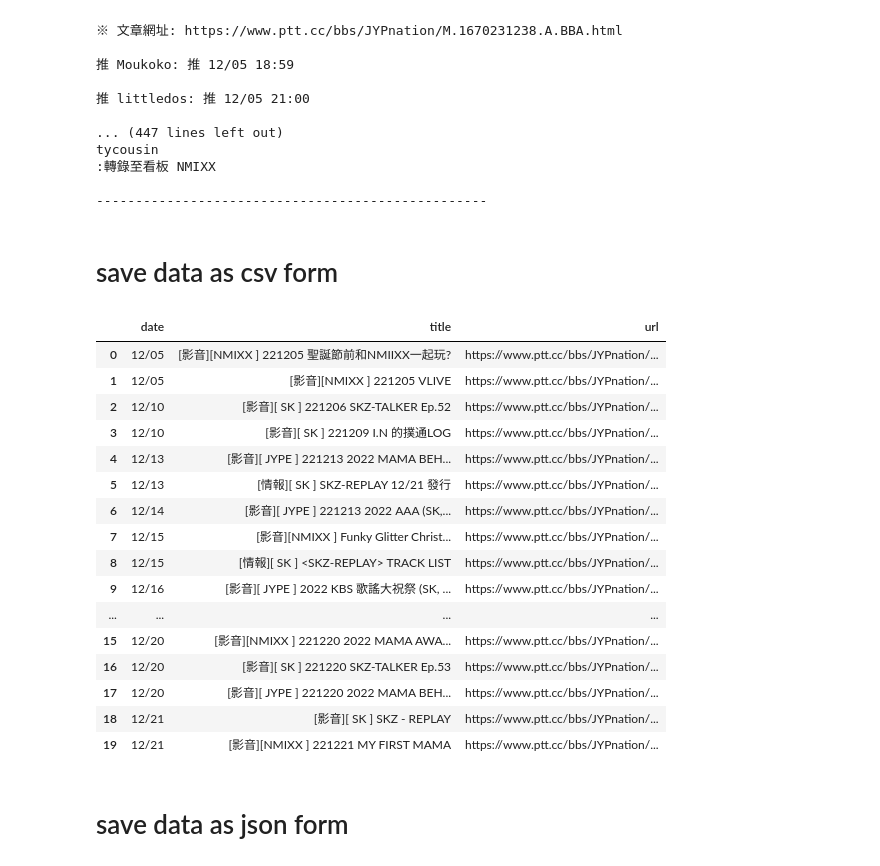
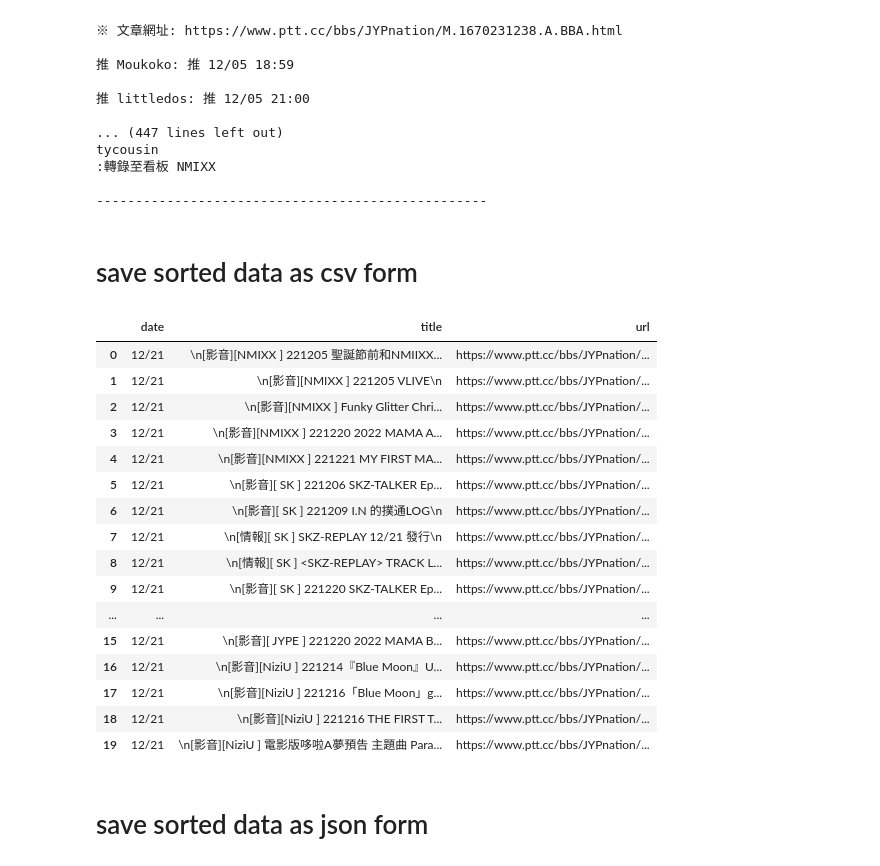
Before and after one commit to Hazel0301/PL, a Jupyter notebook: hw_3/hw_3.ipynb, the cells around one changed output. Saved outputs shown, nothing was run; the diff lists cells and outputs as text; code cells hidden in the pictures.

```diff
--- a/hw_3/hw_3.ipynb
+++ b/hw_3/hw_3.ipynb
@@ -100,16 +100,14 @@ for title in titles:
 
 for category, titles in categories.items():
     print(f'{category}: {len(titles)}')
-    articles = soup.find_all('div', class_='r-ent')
     for article in articles:
-        date = article.find('div', class_='date').text.strip()
-
-        title_element = article.find('div', class_='title') #title and url
-        title = title_element.text.strip()
+        date = article.find('div', class_='date').text
+        title_element = article.find('div', class_='title')
+        title = title_element.text
         url = 'https://www.ptt.cc' + title_element.find('a')['href']
 
     for title in titles:
-        print(date,title, url)
+        print(date,title,url)
 # %% [output]
 NMIXX: 5
 12/21
@@ -173,49 +171,47 @@ tycousin
 
 --------------------------------------------------
 # %% [markdown]
-# save data as csv form
+# save sorted data as csv form
 # %%
 import csv
 
 with open('JYP.csv', 'w', newline='', encoding='utf-8') as file:
     writer = csv.writer(file)
     writer.writerow(['date', 'title', 'url'])
 
-    for article in articles:
-        date = article.find('div', class_='date').text.strip()
-        title_element = article.find('div', class_='title')
+    for category, titles in categories.items():
+        for article in articles:
+            date = article.find('div', class_='date').text
+            title_element = article.find('div', class_='title')
 
-        if title_element is not None:
-            title = title_element.text.strip()
+            title = title_element.text
             url = 'https://www.ptt.cc' + title_element.find('a')['href']
-        else:
-            title = 'No title'
-            url = ''
+        for title in titles:
+            writer.writerow([date, title, url])
 
-        writer.writerow([date, title, url])
 
 test = pd.read_csv("JYP.csv")
 test
 # %% [output]
 |  | date | title | url |
-| 0 | 12/05 | [影音][NMIXX ] 221205 聖誕節前和NMIIXX一起玩? | https://www.ptt.cc/bbs/JYPnation/... |
-| 1 | 12/05 | [影音][NMIXX ] 221205 VLIVE | https://www.ptt.cc/bbs/JYPnation/... |
-| 2 | 12/10 | [影音][ SK ] 221206 SKZ-TALKER Ep.52 | https://www.ptt.cc/bbs/JYPnation/... |
-| 3 | 12/10 | [影音][ SK ] 221209 I.N 的撲通LOG | https://www.ptt.cc/bbs/JYPnation/... |
-| 4 | 12/13 | [影音][ JYPE ] 221213 2022 MAMA BEH... | https://www.ptt.cc/bbs/JYPnation/... |
-| 5 | 12/13 | [情報][ SK ] SKZ-REPLAY 12/21 發行 | https://www.ptt.cc/bbs/JYPnation/... |
-| 6 | 12/14 | [影音][ JYPE ] 221213 2022 AAA (SK,... | https://www.ptt.cc/bbs/JYPnation/... |
-| 7 | 12/15 | [影音][NMIXX ] Funky Glitter Christ... | https://www.ptt.cc/bbs/JYPnation/... |
-| 8 | 12/15 | [情報][ SK ] <SKZ-REPLAY> TRACK LIST | https://www.ptt.cc/bbs/JYPnation/... |
-| 9 | 12/16 | [影音][ JYPE ] 2022 KBS 歌謠大祝祭 (SK, ... | https://www.ptt.cc/bbs/JYPnation/... |
+| 0 | 12/21 | \n[影音][NMIXX ] 221205 聖誕節前和NMIIXX... | https://www.ptt.cc/bbs/JYPnation/... |
+| 1 | 12/21 | \n[影音][NMIXX ] 221205 VLIVE\n | https://www.ptt.cc/bbs/JYPnation/... |
+| 2 | 12/21 | \n[影音][NMIXX ] Funky Glitter Chri... | https://www.ptt.cc/bbs/JYPnation/... |
+| 3 | 12/21 | \n[影音][NMIXX ] 221220 2022 MAMA A... | https://www.ptt.cc/bbs/JYPnation/... |
+| 4 | 12/21 | \n[影音][NMIXX ] 221221 MY FIRST MA... | https://www.ptt.cc/bbs/JYPnation/... |
+| 5 | 12/21 | \n[影音][ SK ] 221206 SKZ-TALKER Ep... | https://www.ptt.cc/bbs/JYPnation/... |
+| 6 | 12/21 | \n[影音][ SK ] 221209 I.N 的撲通LOG\n | https://www.ptt.cc/bbs/JYPnation/... |
+| 7 | 12/21 | \n[情報][ SK ] SKZ-REPLAY 12/21 發行\n | https://www.ptt.cc/bbs/JYPnation/... |
+| 8 | 12/21 | \n[情報][ SK ] <SKZ-REPLAY> TRACK L... | https://www.ptt.cc/bbs/JYPnation/... |
+| 9 | 12/21 | \n[影音][ SK ] 221220 SKZ-TALKER Ep... | https://www.ptt.cc/bbs/JYPnation/... |
 | ... | ... | ... | ... |
-| 15 | 12/20 | [影音][NMIXX ] 221220 2022 MAMA AWA... | https://www.ptt.cc/bbs/JYPnation/... |
-| 16 | 12/20 | [影音][ SK ] 221220 SKZ-TALKER Ep.53 | https://www.ptt.cc/bbs/JYPnation/... |
-| 17 | 12/20 | [影音][ JYPE ] 221220 2022 MAMA BEH... | https://www.ptt.cc/bbs/JYPnation/... |
-| 18 | 12/21 | [影音][ SK ] SKZ - REPLAY | https://www.ptt.cc/bbs/JYPnation/... |
-| 19 | 12/21 | [影音][NMIXX ] 221221 MY FIRST MAMA | https://www.ptt.cc/bbs/JYPnation/... |
+| 15 | 12/21 | \n[影音][ JYPE ] 221220 2022 MAMA B... | https://www.ptt.cc/bbs/JYPnation/... |
+| 16 | 12/21 | \n[影音][NiziU ] 221214『Blue Moon』U... | https://www.ptt.cc/bbs/JYPnation/... |
+| 17 | 12/21 | \n[影音][NiziU ] 221216「Blue Moon」g... | https://www.ptt.cc/bbs/JYPnation/... |
+| 18 | 12/21 | \n[影音][NiziU ] 221216 THE FIRST T... | https://www.ptt.cc/bbs/JYPnation/... |
+| 19 | 12/21 | \n[影音][NiziU ] 電影版哆啦A夢預告 主題曲 Para... | https://www.ptt.cc/bbs/JYPnation/... |
 # %% [markdown]
-# save data as json form
+# save sorted data as json form
 # %%
 JYP_data = []
 with open('JYP.csv', newline='', encoding='utf-8') as file:
```
Also changed, not shown: parts of 2 cells of this notebook, 2 other files.
